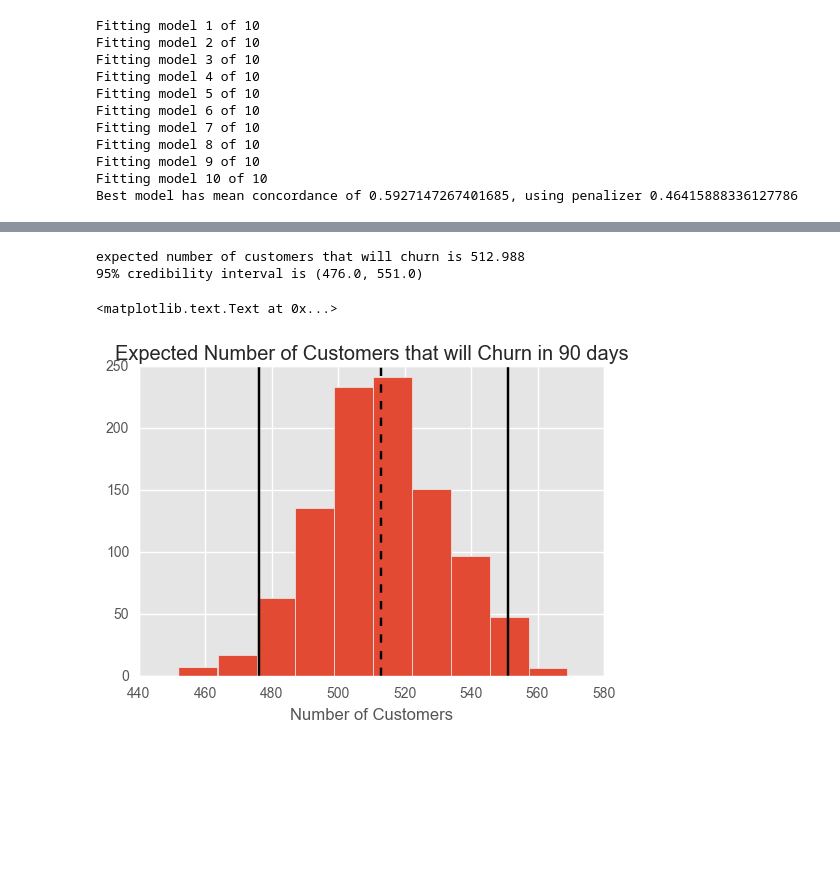
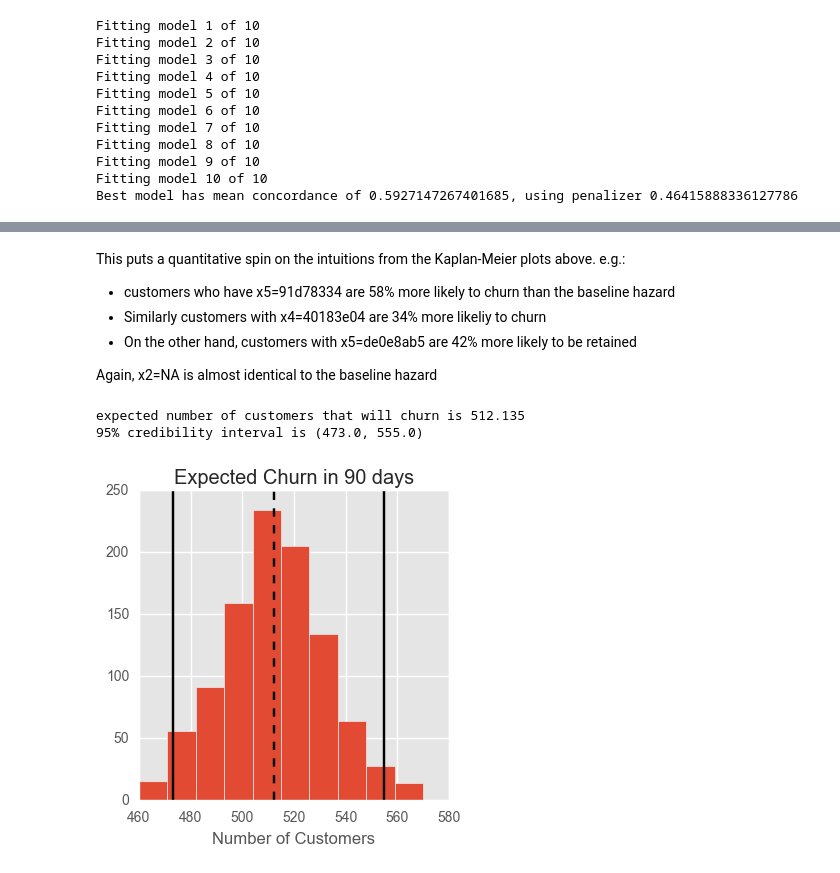
Before and after one commit to jjardel/blog-code, a Jupyter notebook: MSH/explore.ipynb, the cells around one changed output, grey strips where cells are left out. Cells and saved outputs as stored; diff of their text form; code cells hidden in the pictures; blank space fills up the shorter version.

```diff
--- a/MSH/explore.ipynb
+++ b/MSH/explore.ipynb
@@ -92,12 +93,12 @@ X['observed'] = model.data.status.apply(lambda x: 1 if x == 'canceled' else 0)
 
 
 kmf= KaplanMeierFitter()
-figsize(10, 10)
+figsize(10, 16)
 
 i = 0
-for col in top25_labels[:15]:
+for col in top25_labels:
     if col in cat_cols:
-        ax = plt.subplot(4, 4, i + 1)
+        ax = plt.subplot(7, 4, i + 1)
         subset = X.loc[X[col] == 1]
         kmf.fit(subset['duration'], subset['observed'], label=col)
         kmf.plot(ax=ax)
@@ -108,4 +109,5 @@ for col in top25_labels[:15]:
         i += 1
 
 plt.tight_layout()
+plt.savefig('survival_curves.png')
 # %% [output]
@@ -169,6 +171,13 @@ x4_40183e04  2.921e-01  1.339e+00 6.964e-02  4.195e+00 2.733e-05   1.556e-01   4
 Signif. codes:  0 '***' 0.001 '**' 0.01 '*' 0.05 '.' 0.1 ' ' 1
 
 Concordance = 0.595
+# %% [markdown]
+This puts a quantitative spin on the intuitions from the Kaplan-Meier plots above.  e.g.:
+  - customers who have x5=91d78334 are 58% more likely to churn than the baseline hazard
+  - Similarly customers with x4=40183e04 are 34% more likeliy to churn
+  - On the other hand, customers with x5=de0e8ab5 are 42% more likely to be retained
+
+Again, x2=NA is almost identical to the baseline hazard
 # %%
 # sync up individual customers' survival curves with current date (Jan 14, 2016) and project forward
 
@@ -194,38 +203,41 @@ current_users['P_churn(t=90)'] = current_users['S(t=0)'] - current_users['S(t=90
 # Now that we have P(Churn) for N customers, simulate the results of N Bernoulli trials (with varying p)
 # Since p is different for each customer, this is not a Binomial Distribution, it's a Poisson Binomial.
 # Let's simulate it
+
+figsize(4, 4)
 
 n_realizations = 1000
 n_users = len(current_users)
 
 sims = np.zeros((n_users, n_realizations))
 for i, (uid, row) in enumerate(current_users.iterrows()):
     sims[i, :] = bernoulli.rvs(p=row['P_churn(t=90)'], size=n_realizations)
 
 expected_number_of_churns = sims.mean(axis=1).sum()
 churn_dist = sims.sum(axis=0)
 plt.hist(churn_dist)
 
 s = np.sort(churn_dist)
 lower_bound = s[int(.025 * n_realizations)]
 upper_bound = s[int(.975 * n_realizations)]
 
 print('expected number of customers that will churn is {0}'.format(expected_number_of_churns))
 print('95% credibility interval is ({0}, {1})'.format(lower_bound, upper_bound))
 
 ax = plt.gca()
 ymin, ymax = ax.get_ylim()
 ax.vlines(lower_bound, ymin, ymax)
 ax.vlines(upper_bound, ymin, ymax)
 
 ax.vlines(expected_number_of_churns, ymin, ymax, linestyles='dashed')
-ax.set_title('Expected Number of Customers that will Churn in 90 days')
+ax.set_title('Expected Churn in 90 days')
 ax.set_xlabel('Number of Customers')
+
+plt.savefig('churn_prediction.png')
 # %% [output]
-expected number of customers that will churn is 512.988
-95% credibility interval is (476.0, 551.0)
+expected number of customers that will churn is 512.135
+95% credibility interval is (473.0, 555.0)
-<matplotlib.text.Text at 0x...>
-[figure, old version]
+[figure, new version]
 # %%
 # 100 customers most at risk of churning in 90 days
 current_users.sort_values('P_churn(t=90)', ascending=False)[:100]
```
Also changed, not shown: parts of 2 cells of this notebook, 1 other file.
